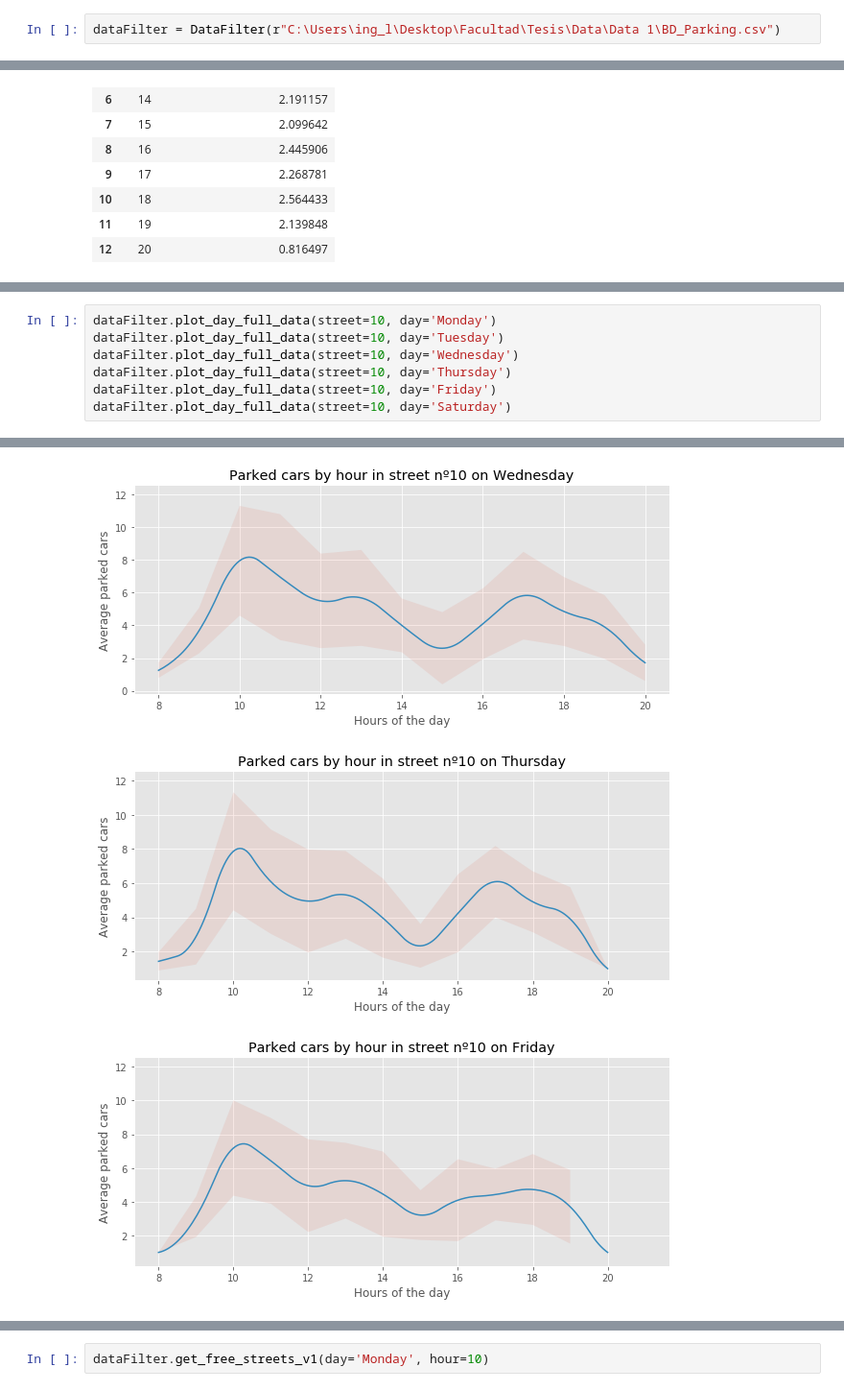
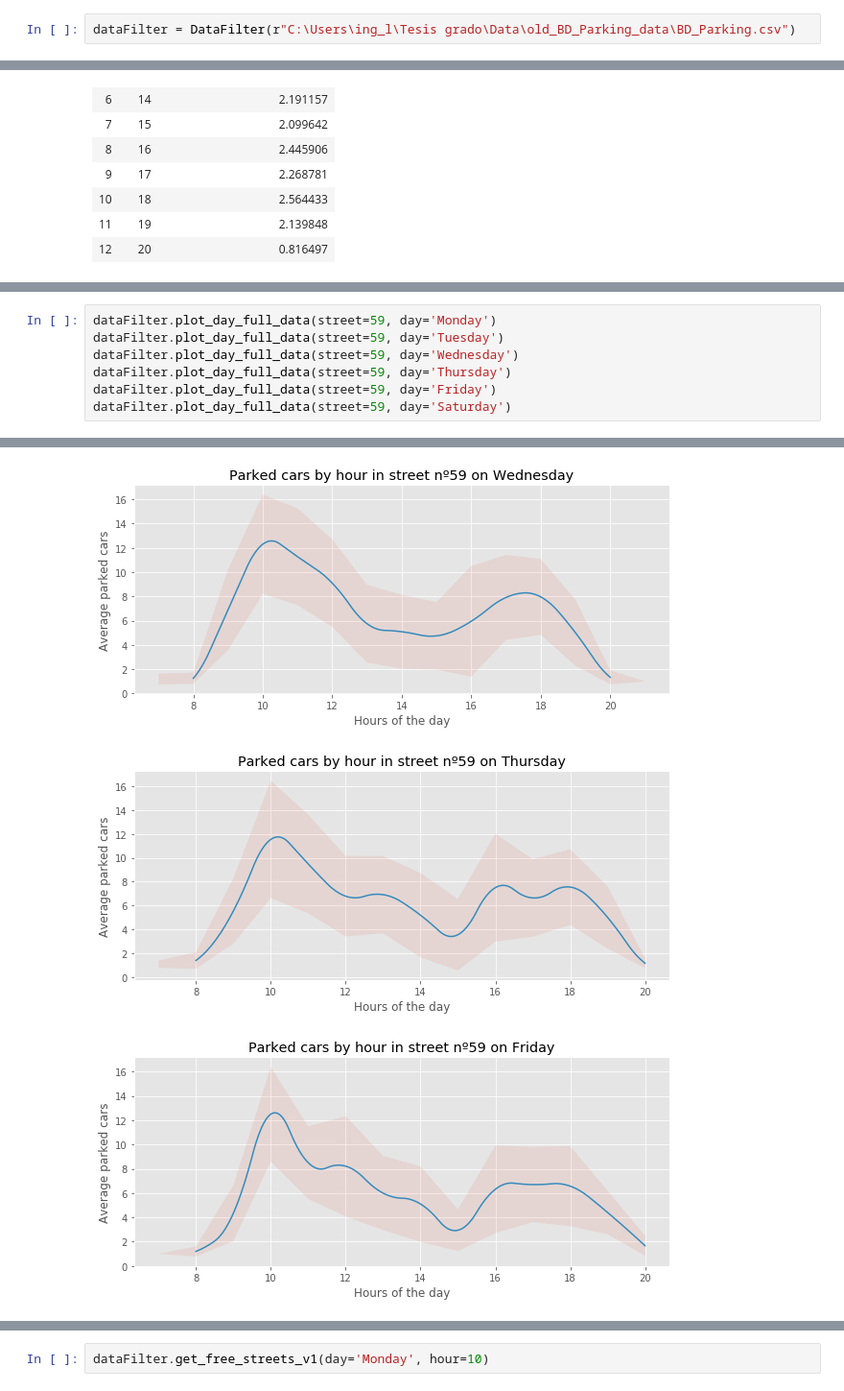
Before and after one commit to LuchoTangorra/Intelligent-parking, a Jupyter notebook: Deprecated/DataFilter.ipynb, the cells around one changed output, grey strips where cells are left out. Shown at 96% size. Saved outputs shown, nothing was run; the diff lists cells and outputs as text.

```diff
--- a/Deprecated/DataFilter.ipynb
+++ b/Deprecated/DataFilter.ipynb
@@ -383,7 +383,7 @@ class DataFilter:
 
         return day_data['cantidad estacionados'].max()
 # %%
-dataFilter = DataFilter(r"C:\Users\ing_l\Desktop\Facultad\Tesis\Data\Data 1\BD_Parking.csv")
+dataFilter = DataFilter(r"C:\Users\ing_l\Tesis grado\Data\old_BD_Parking_data\BD_Parking.csv")
 # %%
 dataFilter.get_csv_data()
 # %% [output]
@@ -487,8 +477,8 @@ dataFilter.plot_week_full_data(street=10)
 # %%
-dataFilter.plot_day_full_data(street=10, day='Monday')
-dataFilter.plot_day_full_data(street=10, day='Tuesday')
-dataFilter.plot_day_full_data(street=10, day='Wednesday')
-dataFilter.plot_day_full_data(street=10, day='Thursday')
-dataFilter.plot_day_full_data(street=10, day='Friday')
-dataFilter.plot_day_full_data(street=10, day='Saturday')
+dataFilter.plot_day_full_data(street=59, day='Monday')
+dataFilter.plot_day_full_data(street=59, day='Tuesday')
+dataFilter.plot_day_full_data(street=59, day='Wednesday')
+dataFilter.plot_day_full_data(street=59, day='Thursday')
+dataFilter.plot_day_full_data(street=59, day='Friday')
+dataFilter.plot_day_full_data(street=59, day='Saturday')
 # %% [output]
@@ -497,3 +487,3 @@ dataFilter.plot_day_full_data(street=10, day='Saturday')
-[figure, old version]
+[figure, new version]
-[figure, old version]
+[figure, new version]
-[figure, old version]
+[figure, new version]
```
Also changed, not shown: parts of 5 cells of this notebook, 12 other files.
